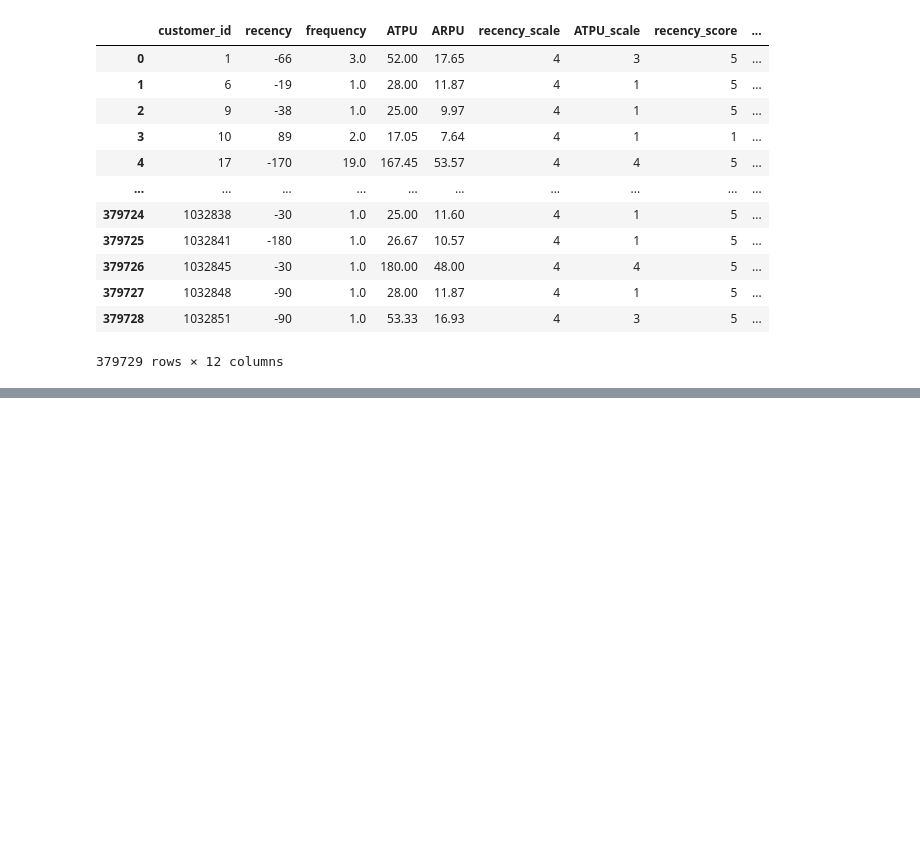
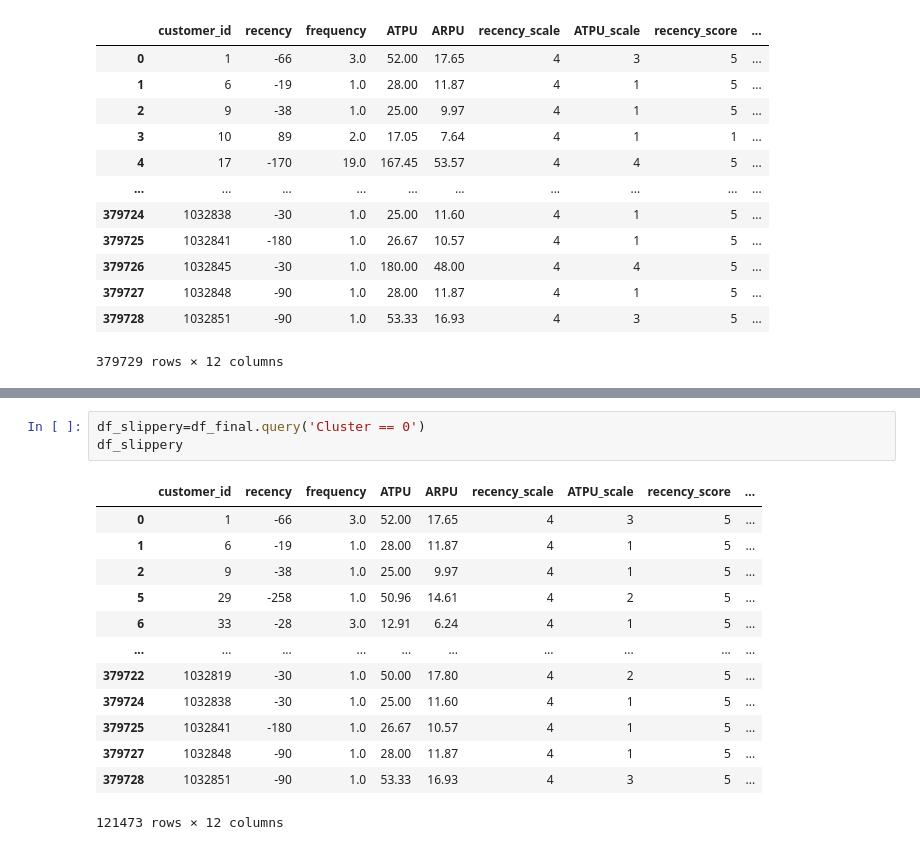
Before and after one commit to Oskareh/capstone, a Jupyter notebook: new_clustering.ipynb, the cells around one changed output, grey strips where cells are left out. Cells and saved outputs as stored; diff of their text form; blank space fills up the shorter version.

```diff
--- a/new_clustering.ipynb
+++ b/new_clustering.ipynb
@@ -776,0 +815,17 @@ df_final
+# %%
+df_slippery=df_final.query('Cluster == 0')
+df_slippery
+# %% [output]
+|  | customer_id | recency | frequency | ATPU | ARPU | recency_scale | ATPU_scale | recency_score | ... |
+| 0 | 1 | -66 | 3.0 | 52.00 | 17.65 | 4 | 3 | 5 | ... |
+| 1 | 6 | -19 | 1.0 | 28.00 | 11.87 | 4 | 1 | 5 | ... |
+| 2 | 9 | -38 | 1.0 | 25.00 | 9.97 | 4 | 1 | 5 | ... |
+| 5 | 29 | -258 | 1.0 | 50.96 | 14.61 | 4 | 2 | 5 | ... |
+| 6 | 33 | -28 | 3.0 | 12.91 | 6.24 | 4 | 1 | 5 | ... |
+| ... | ... | ... | ... | ... | ... | ... | ... | ... | ... |
+| 379722 | 1032819 | -30 | 1.0 | 50.00 | 17.80 | 4 | 2 | 5 | ... |
+| 379724 | 1032838 | -30 | 1.0 | 25.00 | 11.60 | 4 | 1 | 5 | ... |
+| 379725 | 1032841 | -180 | 1.0 | 26.67 | 10.57 | 4 | 1 | 5 | ... |
+| 379727 | 1032848 | -90 | 1.0 | 28.00 | 11.87 | 4 | 1 | 5 | ... |
+| 379728 | 1032851 | -90 | 1.0 | 53.33 | 16.93 | 4 | 3 | 5 | ... |
+121473 rows × 12 columns
```
Also changed, not shown: parts of 18 cells of this notebook.
